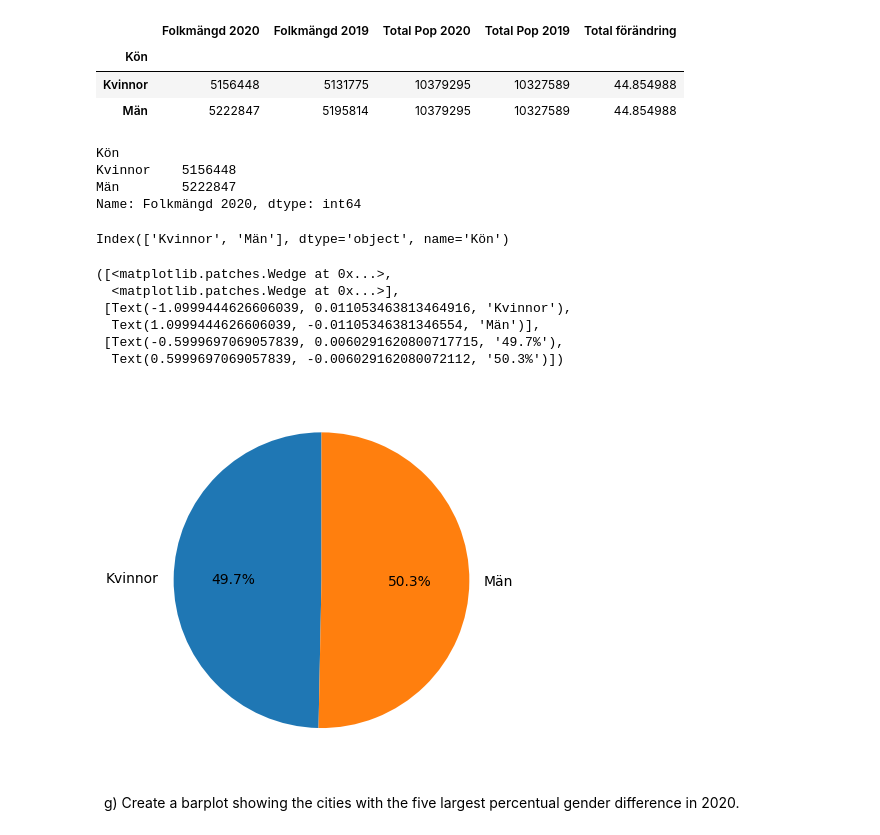
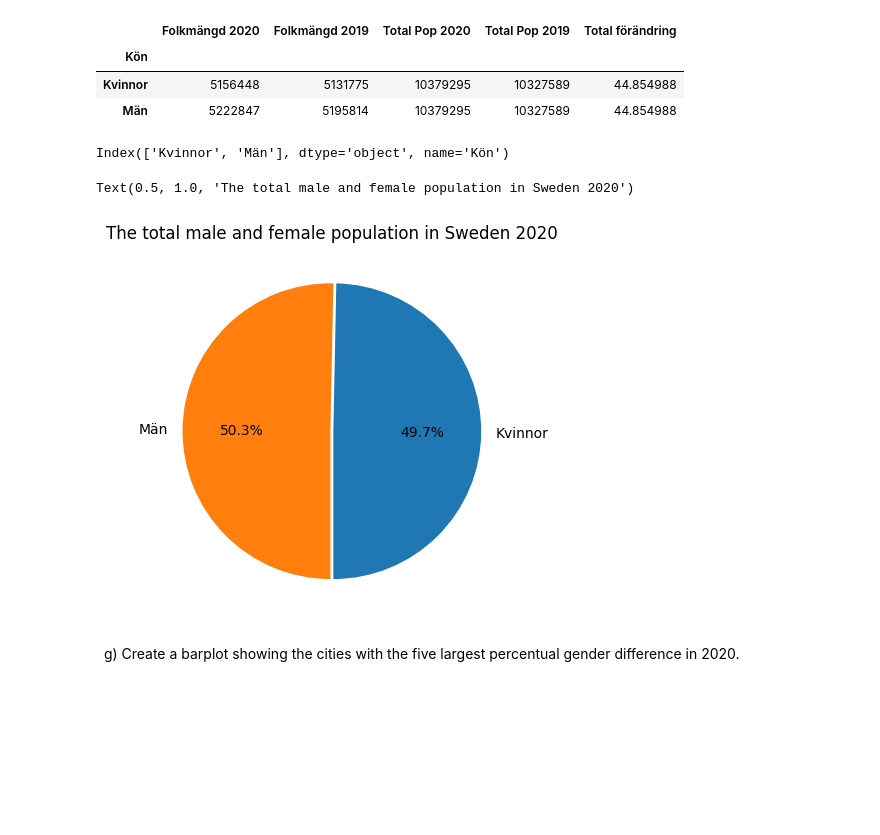
Before and after one commit to VineelaNedunuri/Databehandling-Vineela-Nedunuri, a Jupyter notebook: Exercises/E00_pandas_basic_syntax.ipynb, the cells around one changed output. Drawn from its saved outputs; the diff is of its cells as text; code cells hidden in the pictures; blank space fills up the shorter version.

```diff
--- a/Exercises/E00_pandas_basic_syntax.ipynb
+++ b/Exercises/E00_pandas_basic_syntax.ipynb
@@ -468,27 +468,16 @@ x
 | Kön |  |  |  |  |  |
 | Kvinnor | 5156448 | 5131775 | 10379295 | 10327589 | 44.854988 |
 | Män | 5222847 | 5195814 | 10379295 | 10327589 | 44.854988 |
-# %%
-x["Folkmängd 2020"]
-# %% [output]
-Kön
-Kvinnor    5156448
-Män        5222847
-Name: Folkmängd 2020, dtype: int64
 # %%
 x.index
 # %% [output]
 Index(['Kvinnor', 'Män'], dtype='object', name='Kön')
 # %%
-plt.pie(x = x["Folkmängd 2020"], labels= x.index, autopct="%0.1f%%", startangle= 90)
+plt.pie(x = x["Folkmängd 2020"], labels= x.index, autopct="%0.1f%%", explode=[0.01, 0.01], startangle= -90)
+plt.title("The total male and female population in Sweden 2020")
 # %% [output]
-([<matplotlib.patches.Wedge at 0x...>,
-  <matplotlib.patches.Wedge at 0x...>],
- [Text(-1.0999444626606039, 0.011053463813464916, 'Kvinnor'),
-  Text(1.0999444626606039, -0.01105346381346554, 'Män')],
- [Text(-0.5999697069057839, 0.0060291620800717715, '49.7%'),
-  Text(0.5999697069057839, -0.006029162080072112, '50.3%')])
+Text(0.5, 1.0, 'The total male and female population in Sweden 2020')
-[figure, old version]
+[figure, new version]
 # %% [markdown]
 &nbsp; g) Create a barplot showing the cities with the five largest percentual gender difference in 2020.
 # %%
```
